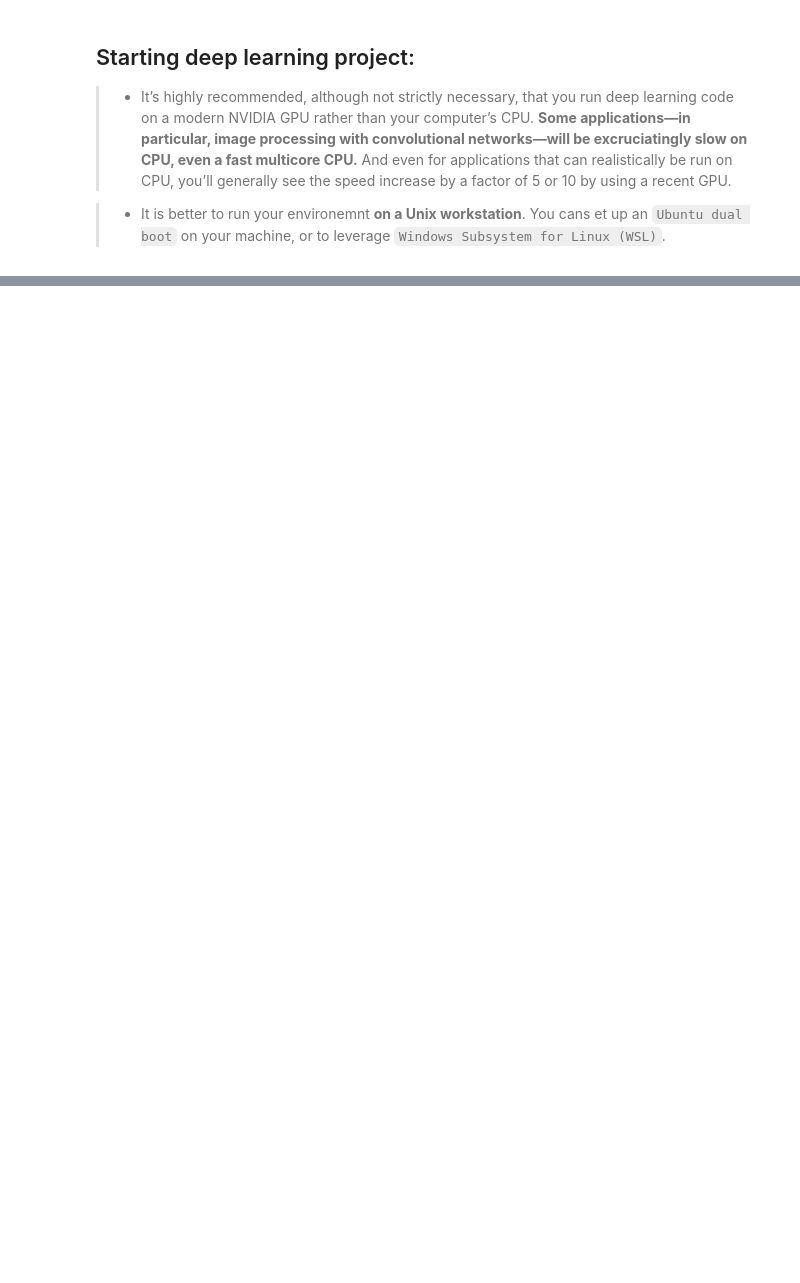
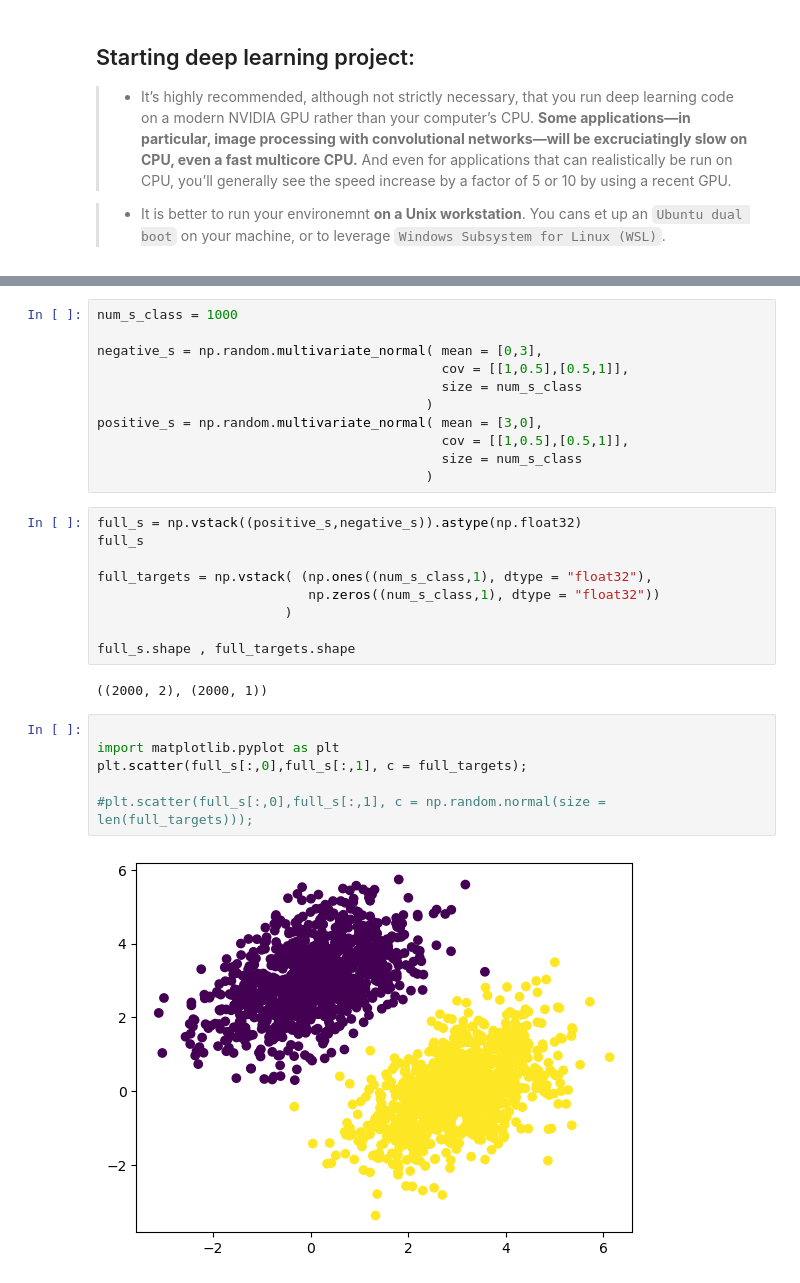
Before and after one commit to OmarAllam22/My_summary, a Jupyter notebook: Deep_Learning_with_Python_Summaries/Chapter_3.ipynb, the cells around one changed output, grey strips where cells are left out. Drawn from its saved outputs; the diff is of its cells as text; blank space fills up the shorter version.

```diff
--- a/Deep_Learning_with_Python_Summaries/Chapter_3.ipynb
+++ b/Deep_Learning_with_Python_Summaries/Chapter_3.ipynb
@@ -26,0 +159,30 @@
+# %%
+num_s_class = 1000
+
+negative_s = np.random.multivariate_normal( mean = [0,3],
+                                            cov = [[1,0.5],[0.5,1]],
+                                            size = num_s_class
+                                          )
+positive_s = np.random.multivariate_normal( mean = [3,0],
+                                            cov = [[1,0.5],[0.5,1]],
+                                            size = num_s_class
+                                          )
+# %%
+full_s = np.vstack((positive_s,negative_s)).astype(np.float32)
+full_s
+
+full_targets = np.vstack( (np.ones((num_s_class,1), dtype = "float32"),
+                           np.zeros((num_s_class,1), dtype = "float32"))
+                        )
+
+full_s.shape , full_targets.shape
+# %% [output]
+((2000, 2), (2000, 1))
+# %%
+
+import matplotlib.pyplot as plt
+plt.scatter(full_s[:,0],full_s[:,1], c = full_targets);
+
+#plt.scatter(full_s[:,0],full_s[:,1], c = np.random.normal(size = len(full_targets)));
+# %% [output]
+[figure, added]
```
Also changed, not shown: parts of 45 cells of this notebook, 17 other files.
